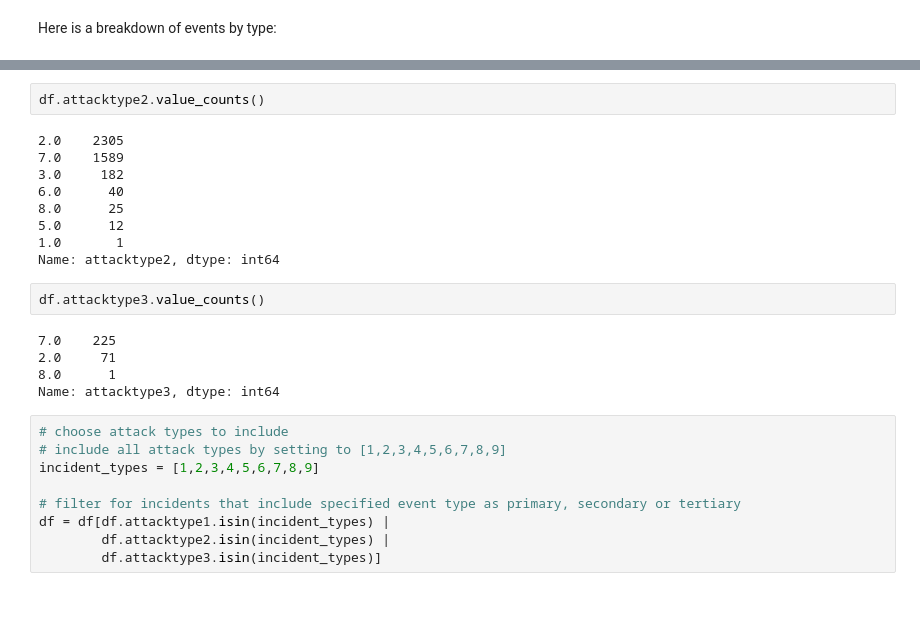
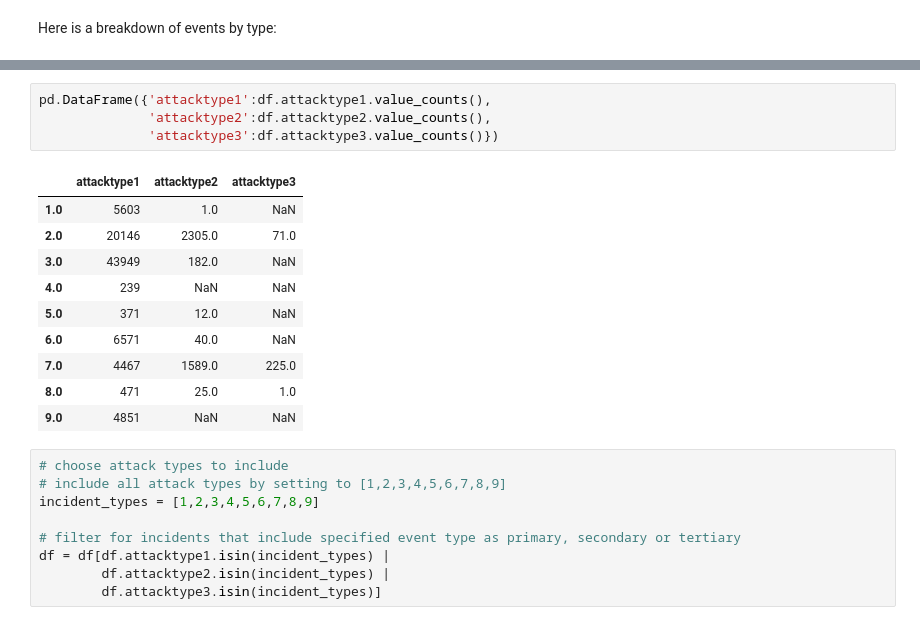
Before and after one commit to brooke-l-hawkins/milestone-i-project, a Jupyter notebook: code/clean_terrorism.ipynb, the cells around one changed output, grey strips where cells are left out. Drawn from its saved outputs; the diff is of its cells as text.

```diff
--- a/code/clean_terrorism.ipynb
+++ b/code/clean_terrorism.ipynb
@@ -109,21 +96,18 @@ Name: attacktype1, dtype: int64
-# %%
-df.attacktype2.value_counts()
-# %% [output]
-2.0    2305
-7.0    1589
-3.0     182
-6.0      40
-8.0      25
-5.0      12
-1.0       1
-Name: attacktype2, dtype: int64
-# %%
-df.attacktype3.value_counts()
-# %% [output]
-7.0    225
-2.0     71
-8.0      1
-Name: attacktype3, dtype: int64
+# %%
+pd.DataFrame({'attacktype1':df.attacktype1.value_counts(),
+              'attacktype2':df.attacktype2.value_counts(),
+              'attacktype3':df.attacktype3.value_counts()})
+# %% [output]
+|  | attacktype1 | attacktype2 | attacktype3 |
+| 1.0 | 5603 | 1.0 | NaN |
+| 2.0 | 20146 | 2305.0 | 71.0 |
+| 3.0 | 43949 | 182.0 | NaN |
+| 4.0 | 239 | NaN | NaN |
+| 5.0 | 371 | 12.0 | NaN |
+| 6.0 | 6571 | 40.0 | NaN |
+| 7.0 | 4467 | 1589.0 | 225.0 |
+| 8.0 | 471 | 25.0 | 1.0 |
+| 9.0 | 4851 | NaN | NaN |
 # %%
 # choose attack types to include
 # include all attack types by setting to [1,2,3,4,5,6,7,8,9]
```
Also changed, not shown: parts of 5 cells of this notebook.
